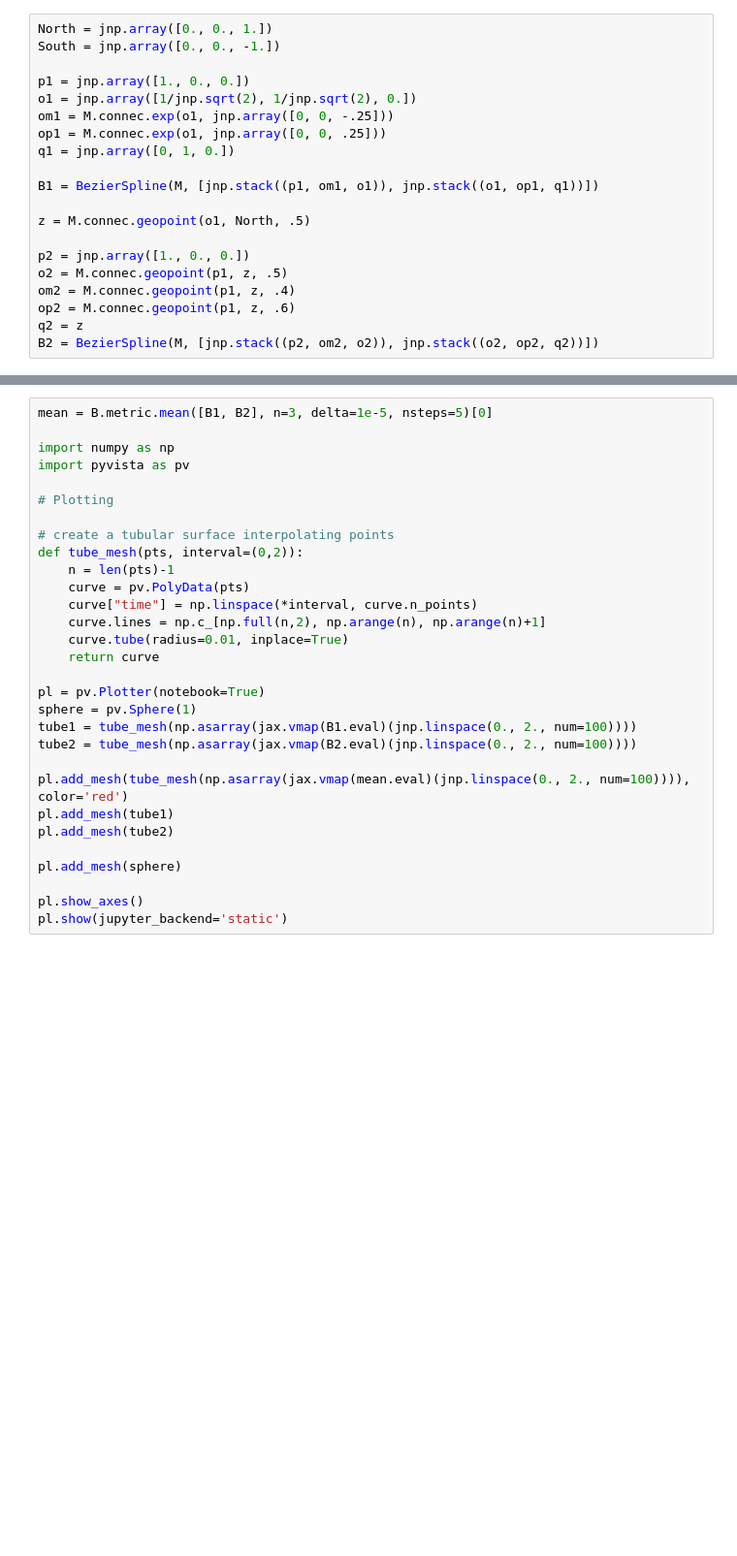
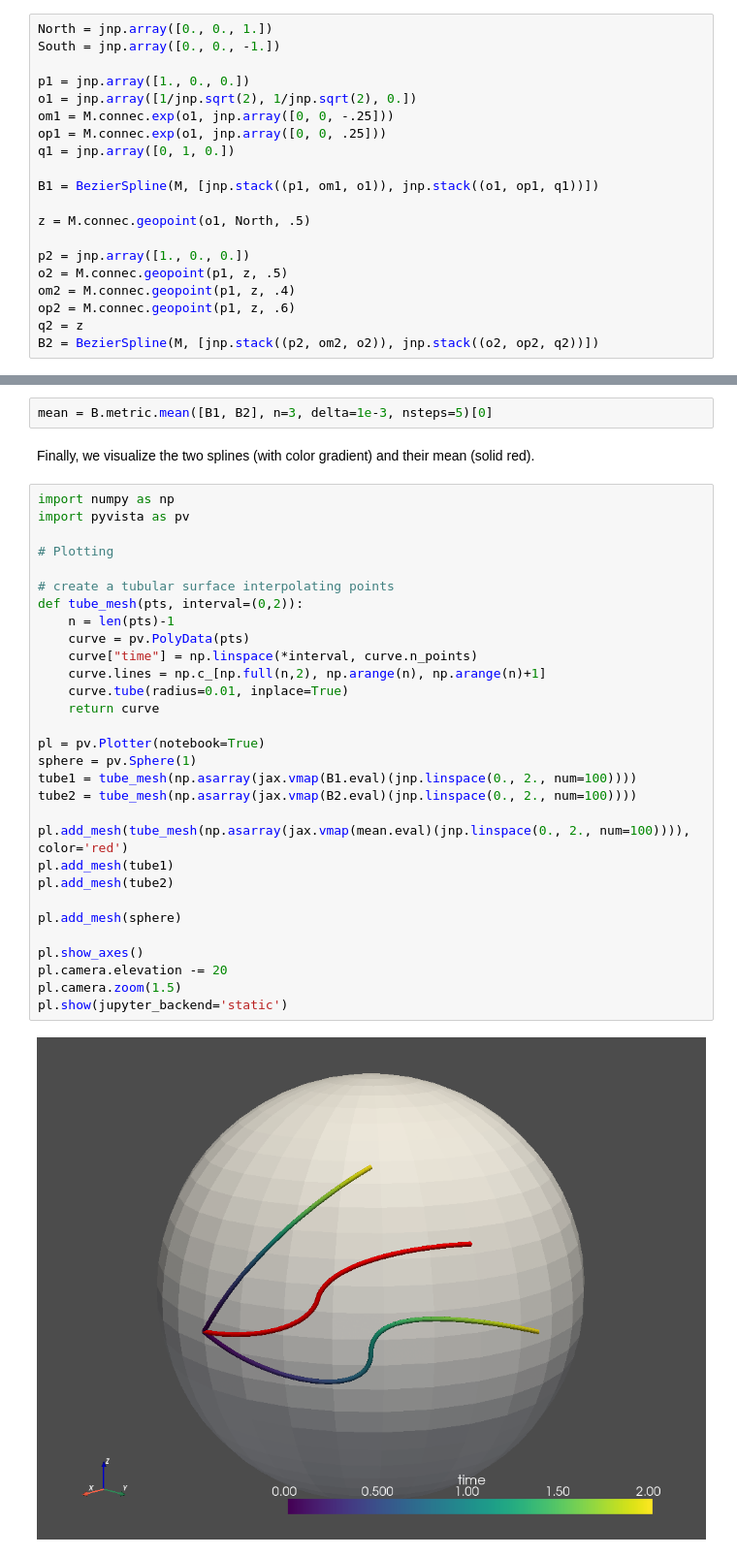
Before and after one commit to morphomatics/morphomatics.github.io, a Jupyter notebook: docs/tutorials/tutorial_bezierfold.ipynb, the cells around one changed output, grey strips where cells are left out. Shown at 97% size. Saved outputs shown, nothing was run; the diff lists cells and outputs as text; blank space fills up the shorter version.

```diff
--- a/docs/tutorials/tutorial_bezierfold.ipynb
+++ b/docs/tutorials/tutorial_bezierfold.ipynb
@@ -48,30 +48,36 @@ Now, we can compute the mean of the two splines and plot the results. Note that
+# %%
+mean = B.metric.mean([B1, B2], n=3, delta=1e-3, nsteps=5)[0]
+# %% [markdown]
+Finally, we visualize the two splines (with color gradient) and their mean (solid red).
 # %%
-mean = B.metric.mean([B1, B2], n=3, delta=1e-5, nsteps=5)[0]
-
 import numpy as np
 import pyvista as pv
 
 # Plotting
 
 # create a tubular surface interpolating points
 def tube_mesh(pts, interval=(0,2)):
     n = len(pts)-1
     curve = pv.PolyData(pts)
     curve["time"] = np.linspace(*interval, curve.n_points)
     curve.lines = np.c_[np.full(n,2), np.arange(n), np.arange(n)+1]
     curve.tube(radius=0.01, inplace=True)
     return curve
 
 pl = pv.Plotter(notebook=True)
 sphere = pv.Sphere(1)
 tube1 = tube_mesh(np.asarray(jax.vmap(B1.eval)(jnp.linspace(0., 2., num=100))))
 tube2 = tube_mesh(np.asarray(jax.vmap(B2.eval)(jnp.linspace(0., 2., num=100))))
 
 pl.add_mesh(tube_mesh(np.asarray(jax.vmap(mean.eval)(jnp.linspace(0., 2., num=100)))), color='red')
 pl.add_mesh(tube1)
 pl.add_mesh(tube2)
 
 pl.add_mesh(sphere)
 
 pl.show_axes()
+pl.camera.elevation -= 20
+pl.camera.zoom(1.5)
 pl.show(jupyter_backend='static')
+# %% [output]
+[figure, added]
```
Also changed, not shown: parts of 2 cells of this notebook, 12 other files.
